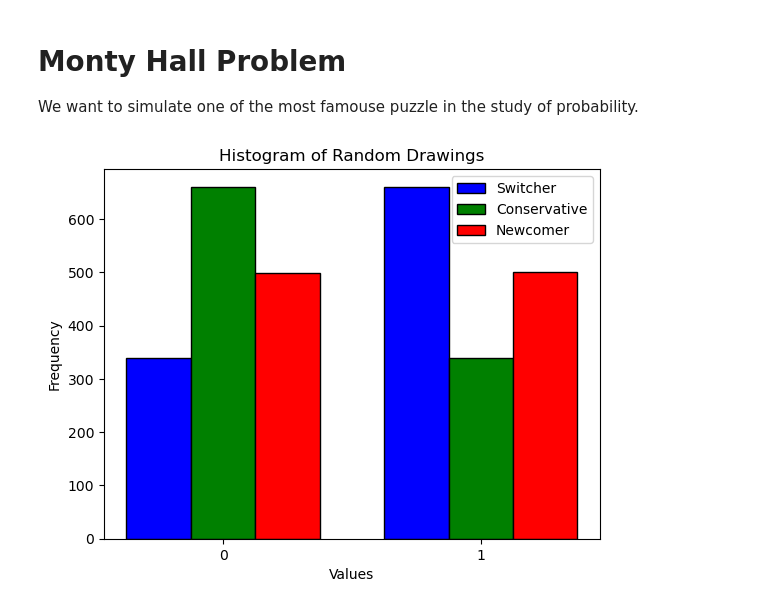
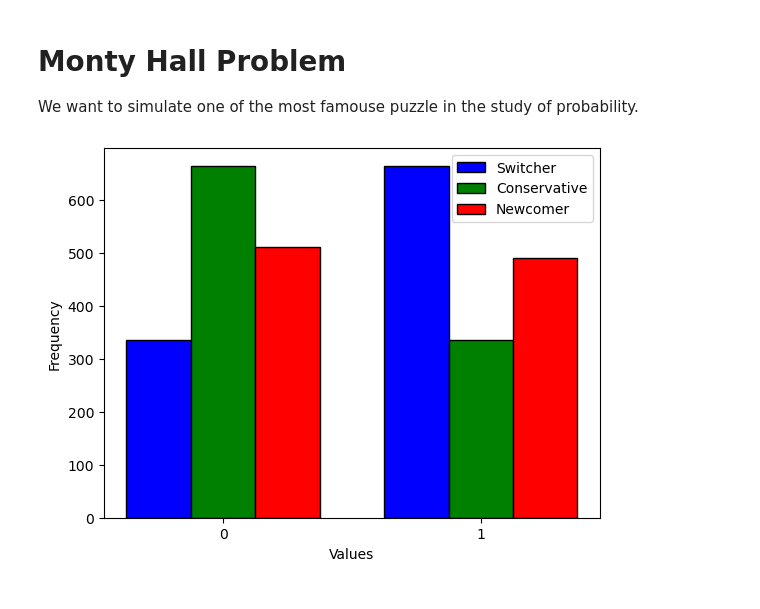
Before and after one commit to nraffaeli/astrostatistics_bicocca_2025, a Jupyter notebook: working/ex2.ipynb, the cells around one changed output. Drawn from its saved outputs; the diff is of its cells as text; code cells hidden in the pictures.

```diff
--- a/working/ex2.ipynb
+++ b/working/ex2.ipynb
@@ -18,32 +18,31 @@ newcomer = np.zeros(N, dtype=int)
 for i in range(N):
     random = np.random.choice(victory)
     if random == 0:
         switcher[i] = 1
         conservative[i] = 0
         newcomer[i] = np.random.choice(victory_after_reveling_one)
     elif random == 1:
         switcher[i] = 0
         conservative[i] = 1
         newcomer[i] = np.random.choice(victory_after_reveling_one)
     else:
         raise ValueError("Error: invalid random value")
 
 switcher_counts = np.bincount(switcher, minlength=2)
 conservative_counts = np.bincount(conservative, minlength=2)
 newcomer_counts = np.bincount(newcomer, minlength=2)
 
 bar_width = 0.25
 x = np.arange(len(switcher_counts))
 
 plt.bar(x - bar_width, switcher_counts, width=bar_width, label='Switcher', color='blue', edgecolor='black')
 plt.bar(x, conservative_counts, width=bar_width, label='Conservative', color='green', edgecolor='black')
 plt.bar(x + bar_width, newcomer_counts, width=bar_width, label='Newcomer', color='red', edgecolor='black')
 
 plt.xlabel('Values')
 plt.ylabel('Frequency')
-plt.title('Histogram of Random Drawings')
 plt.xticks(x, ['0', '1'])
 plt.legend(loc='upper right')
 plt.show()
 # %% [output]
-[figure, old version]
+[figure, new version]
```
Also changed, not shown: 4 other files.
